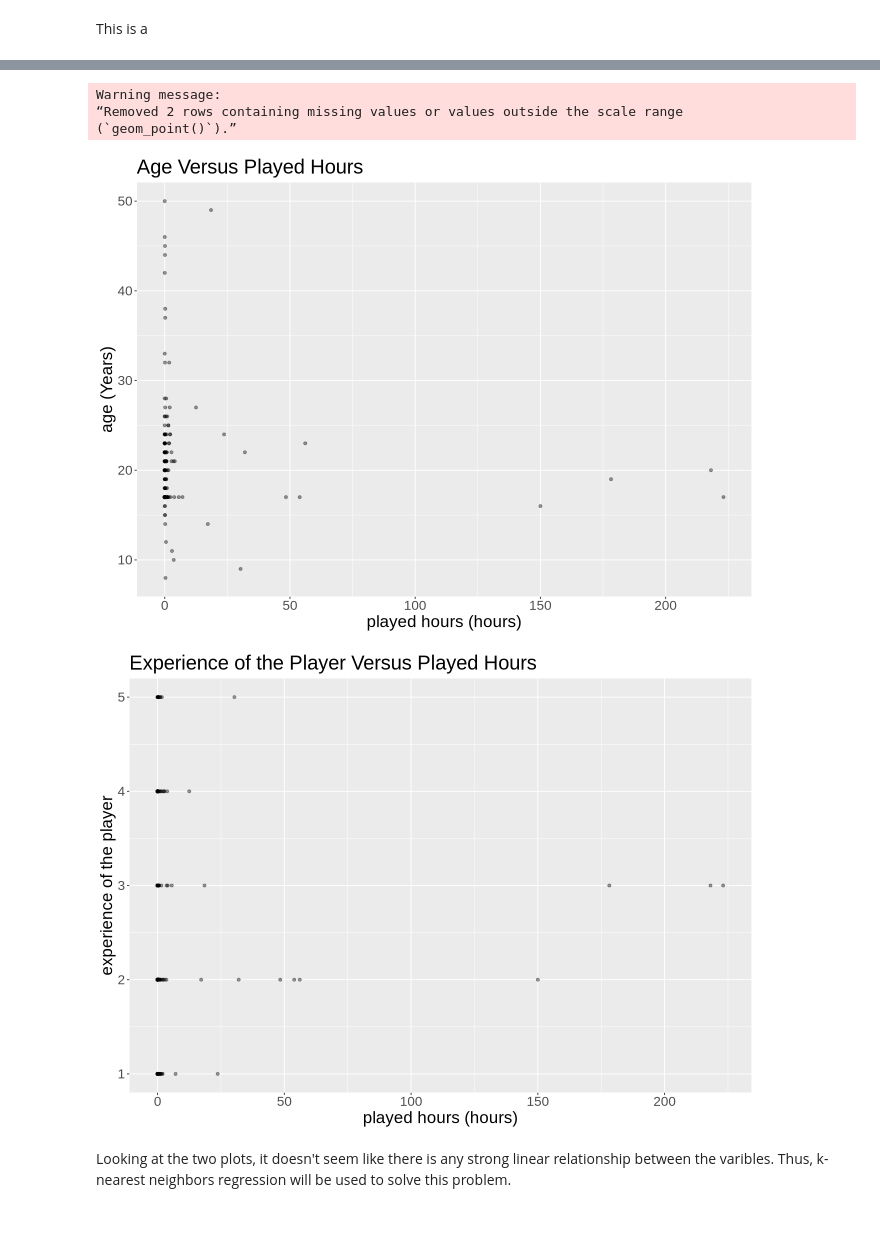
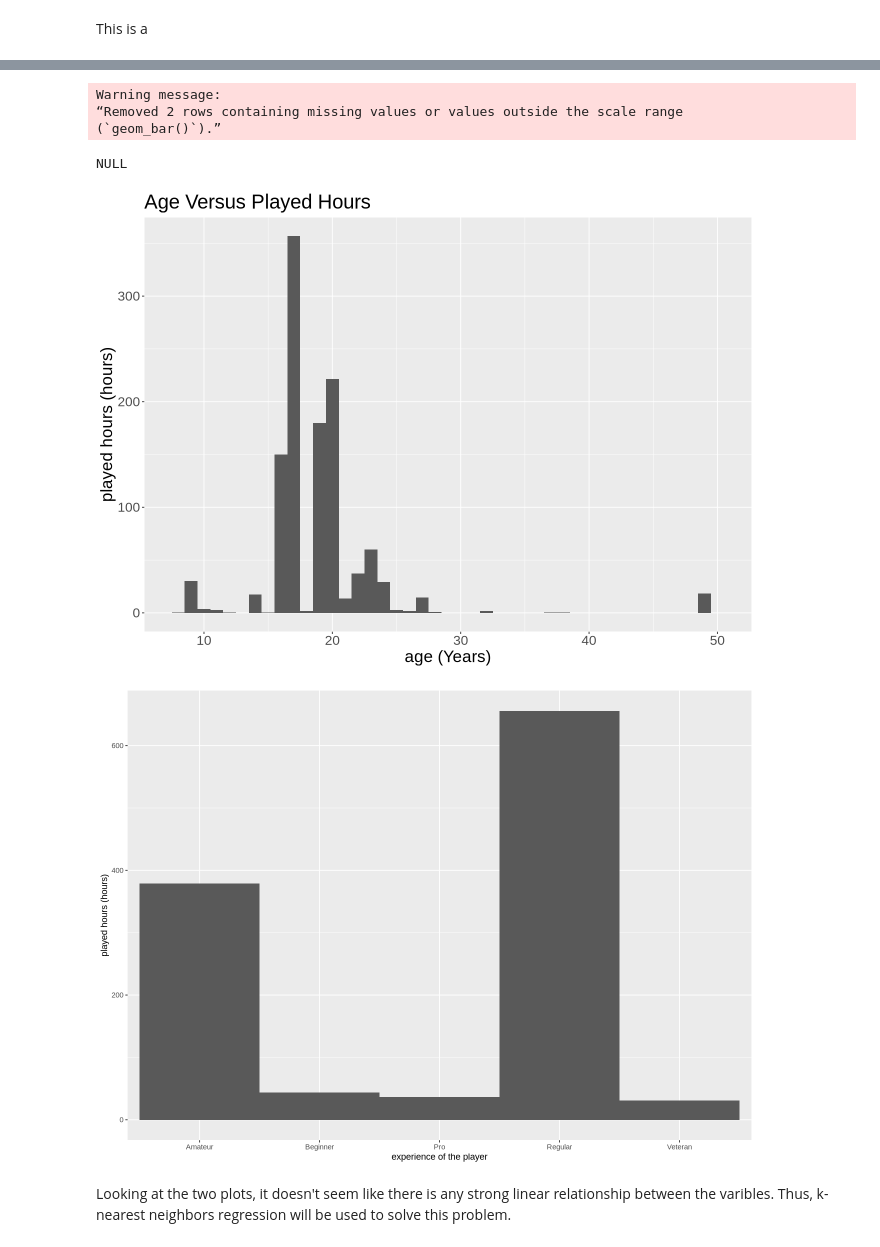
Before and after one commit to ryan-chess/dsci-100-individual-project-template, a Jupyter notebook: Project-Report.ipynb, the cells around one changed output, grey strips where cells are left out. Cells and saved outputs as stored; diff of their text form; code cells hidden in the pictures.

Commit message:
created visualizations

```diff
--- a/Project-Report.ipynb
+++ b/Project-Report.ipynb
@@ -56,0 +47,15 @@ A data.frame: 6 × 7
+# %%
+#Read the data from the data folder
+players_raw <- read_csv("data/players.csv")|>
+    as.data.frame()|>
+    mutate(subscribe = as.factor(subscribe)) # make the subscribe column a factor instead of "lgl"
+
+players <- players_raw|>
+    mutate(experience = case_when(
+    experience == "Beginner" ~ 1,
+    experience == "Amateur"  ~ 2,
+    experience == "Regular"  ~ 3,
+    experience == "Veteran"  ~ 4,
+    experience == "Pro"      ~ 5,))#quantify the experience value
+head(players) #used head as there are too many rows
+nrow(players)
@@ -67,28 +93,28 @@ First, we need to scale the data and make some scatter plots to show the relatio
 # %%
 players_age_plot <- players|>
-    ggplot(aes(x = played_hours, y = Age)) +
-    geom_point(alpha = 0.4)+
-    xlab("played hours (hours)")+
-    ylab("age (Years)")+
+    ggplot(aes(x = Age, y = played_hours)) +
+    geom_bar(stat = "identity", width = 1)+
+    ylab("played hours (hours)")+
+    xlab("age (Years)")+
     ggtitle("Age Versus Played Hours")+
 theme(text = element_text(size = 20))
 players_age_plot
+
+players_experience_plot <- players_raw|>
+    ggplot(aes(x = experience, y = played_hours)) +
+    geom_bar(stat = "identity", width = 1)+
+    ylab("played hours (hours)")+
+    xlab("experience of the player")
+    ggtitle("Played Hours Versus Experience of the Player ")+
+theme(text = element_text(size = 20))
+players_experience_plot
 # %% [output]
 Warning message:
 “Removed 2 rows containing missing values or values outside the scale range
-(`geom_point()`).”
+(`geom_bar()`).”
+NULL
-[figure, old version]
+[figure, new version]
+[figure, added]
-# %%
-players_experience_plot <- players|>
-    ggplot(aes(x = played_hours, y = experience)) +
-    geom_point(alpha = 0.4)+
-    xlab("played hours (hours)")+
-    ylab("experience of the player")+
-    ggtitle("Experience of the Player Versus Played Hours")+
-theme(text = element_text(size = 20))
-players_experience_plot
-# %% [output]
-[figure, removed]
 # %% [markdown]
 Looking at the two plots, it doesn't seem like there is any strong linear relationship between the varibles. Thus, k-nearest neighbors regression will be used to solve this problem.
 # %% [markdown]
```
Also changed, not shown: parts of 23 cells of this notebook.
